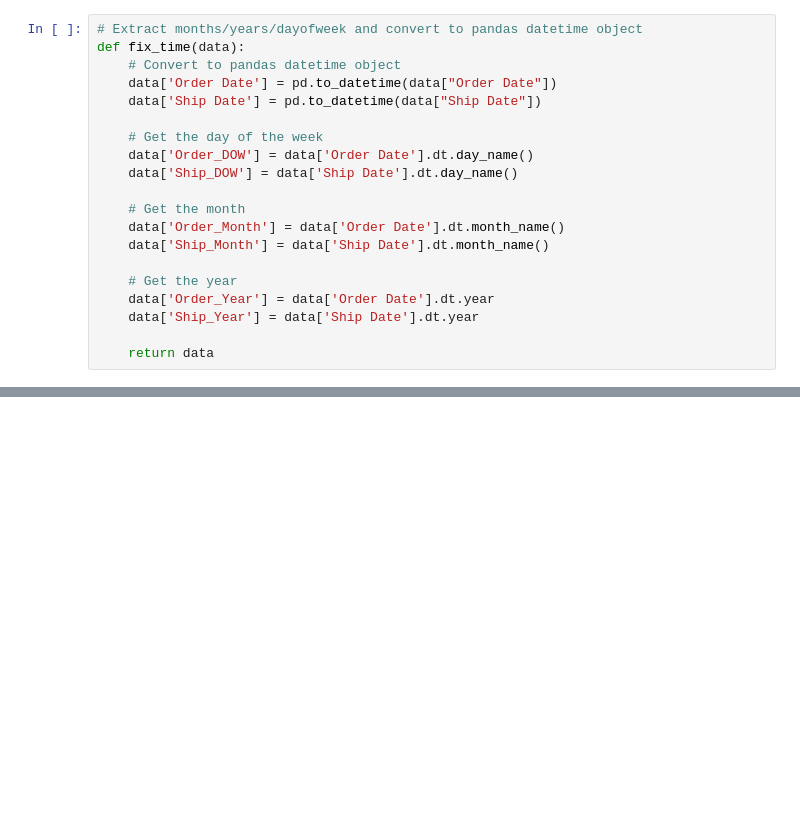
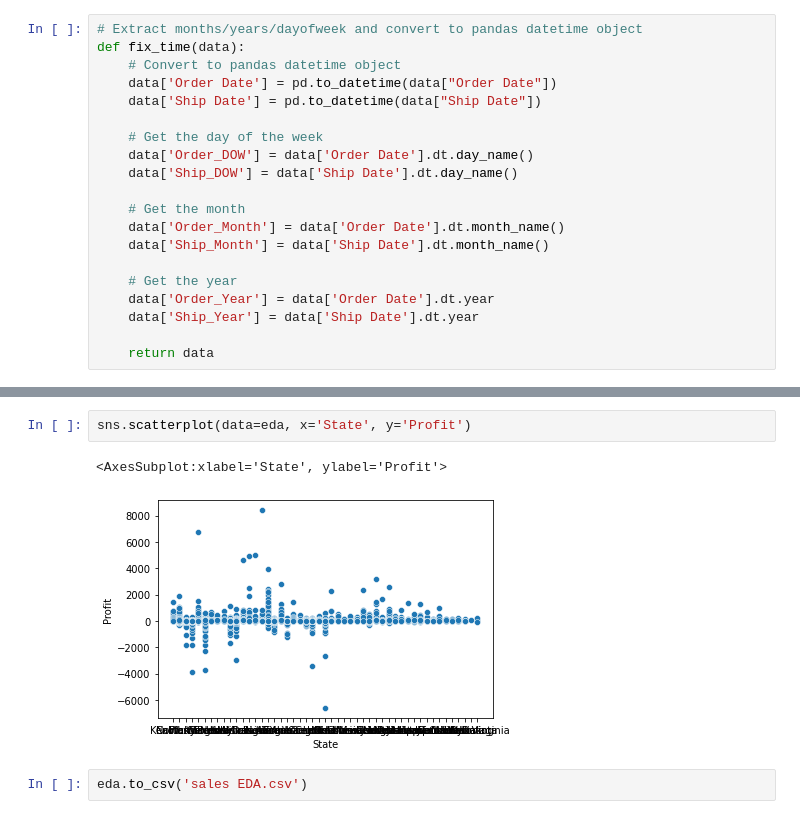
Before and after one commit to ecSanders/Sales-Prediction, a Jupyter notebook: Data Analysis/sales_EDA.ipynb, the cells around one changed output, grey strips where cells are left out. Saved outputs shown, nothing was run; the diff lists cells and outputs as text; blank space fills up the shorter version.

```diff
--- a/Data Analysis/sales_EDA.ipynb
+++ b/Data Analysis/sales_EDA.ipynb
@@ -134,0 +179,7 @@ test
+# %%
+sns.scatterplot(data=eda, x='State', y='Profit')
+# %% [output]
+<AxesSubplot:xlabel='State', ylabel='Profit'>
+[figure, added]
+# %%
+eda.to_csv('sales EDA.csv')
```
Also changed, not shown: parts of 20 cells of this notebook.
